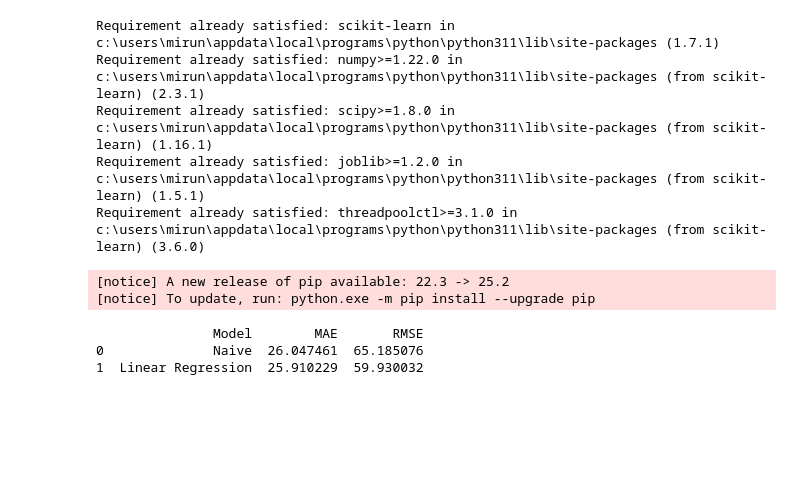
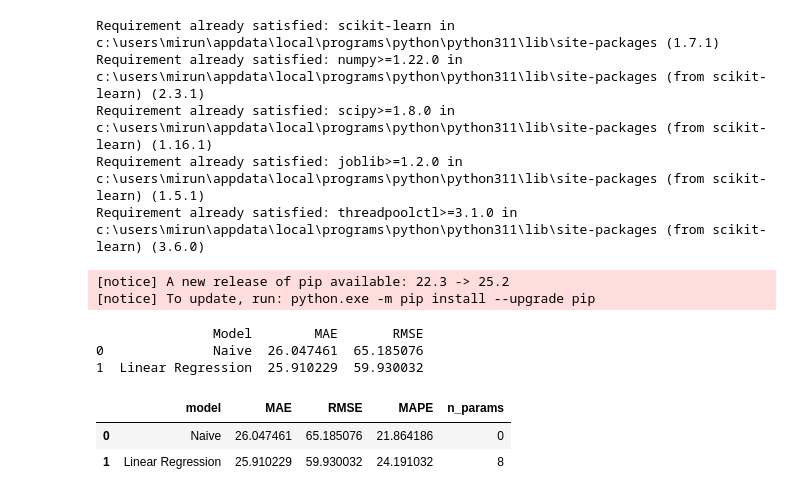
Before and after one commit to mirunadumitru/energy-forecasting, a Jupyter notebook: 04_baseline_model.ipynb, the cells around one changed output. Drawn from its saved outputs; the diff is of its cells as text; code cells hidden in the pictures; blank space fills up the shorter version.

```diff
--- a/04_baseline_model.ipynb
+++ b/04_baseline_model.ipynb
@@ -54,3 +89,48 @@ print(pd.DataFrame({
                Model        MAE       RMSE
 0              Naive  26.047461  65.185076
 1  Linear Regression  25.910229  59.930032
+# %%
+from pathlib import Path
+import pandas as pd
+import numpy as np
+from sklearn.metrics import mean_absolute_error, mean_squared_error
+
+def mape(y_true, y_pred):
+    y_true = np.asarray(y_true).reshape(-1)
+    y_pred = np.asarray(y_pred).reshape(-1)
+    eps = 1e-8
+    return np.mean(np.abs((y_true - y_pred) / np.maximum(np.abs(y_true), eps))) * 100
+
+try:
+    _ = mae_naive
+except NameError:
+    naive_pred = y.shift(1).iloc[split:]
+    mae_naive = mean_absolute_error(y_test, naive_pred)
+    rmse_naive = np.sqrt(mean_squared_error(y_test, naive_pred))
+
+    mae_lr = mean_absolute_error(y_test, pred)
+    rmse_lr = np.sqrt(mean_squared_error(y_test, pred))
+
+scores_path = Path("reports/model_scores.csv")
+scores_path.parent.mkdir(parents=True, exist_ok=True)
+
+rows = pd.DataFrame([
+    {"model": "Naive",
+     "MAE": float(mae_naive),
+     "RMSE": float(rmse_naive),
+     "MAPE": float(mape(y_test, naive_pred)),
+     "n_params": 0},
+    {"model": "Linear Regression",
+     "MAE": float(mae_lr),
+     "RMSE": float(rmse_lr),
+     "MAPE": float(mape(y_test, pred)),
+     "n_params": int(X_train.shape[1] + 1)}
+])
+
+header = not scores_path.exists()
+rows.to_csv(scores_path, mode="a" if not header else "w", header=header, index=False)
+rows
+# %% [output]
+|  | model | MAE | RMSE | MAPE | n_params |
+| 0 | Naive | 26.047461 | 65.185076 | 21.864186 | 0 |
+| 1 | Linear Regression | 25.910229 | 59.930032 | 24.191032 | 8 |
```
Also changed, not shown: parts of 4 cells of this notebook, 7 other files.
